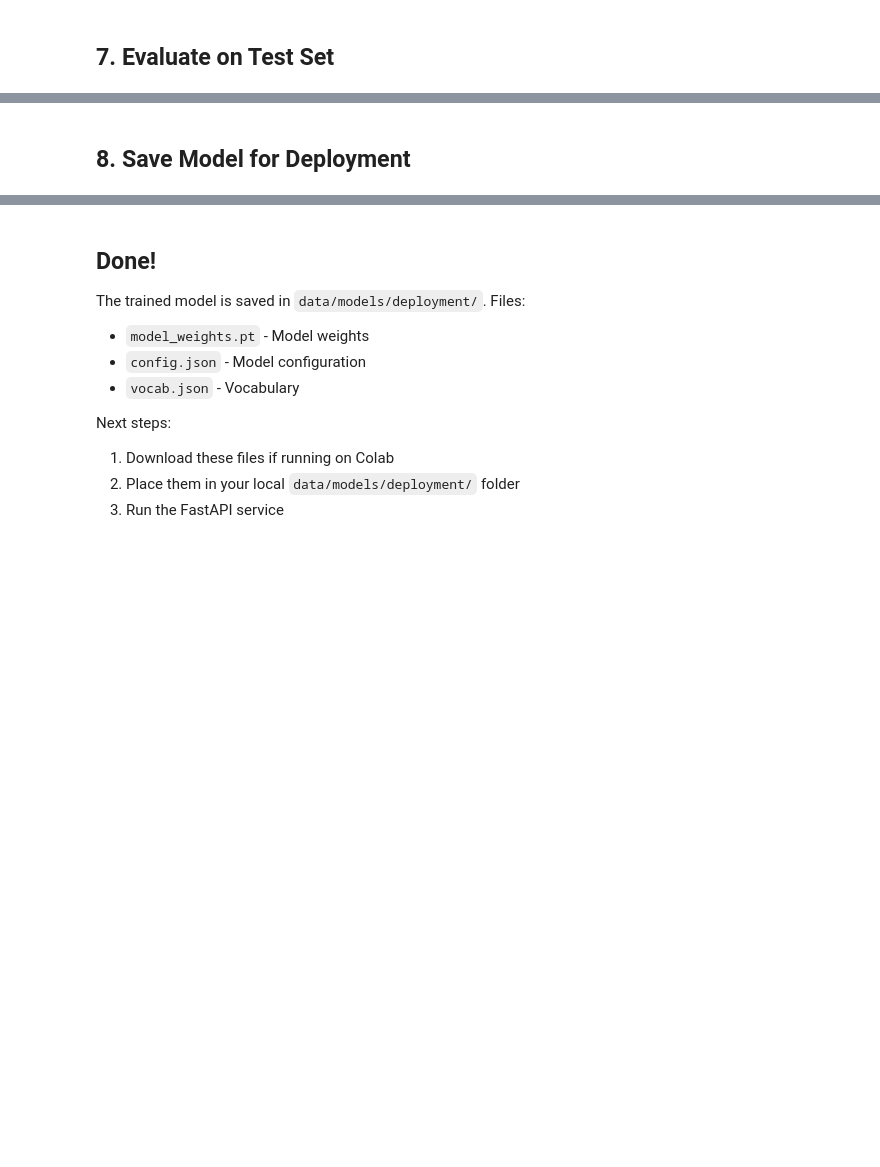
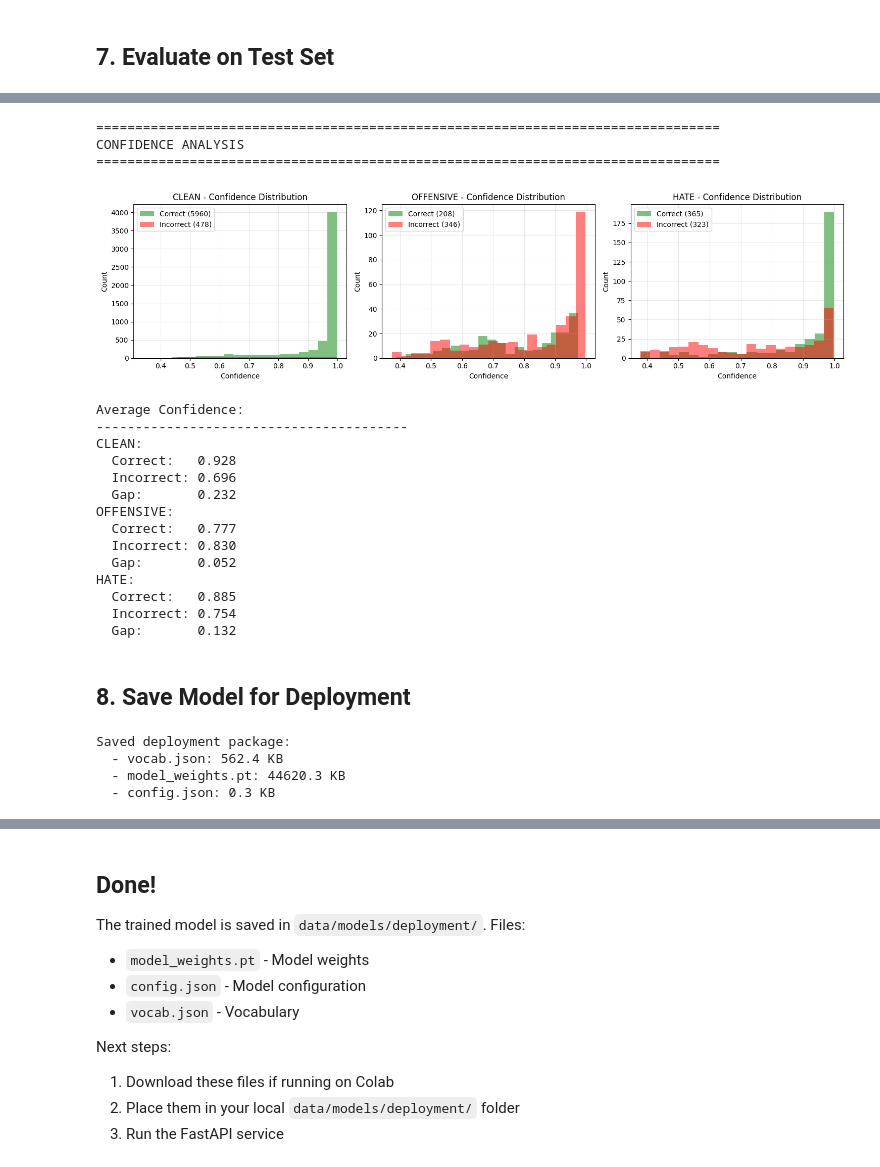
Before and after one commit to octguy/learniverse, a Jupyter notebook: notebooks/train_bilstm.ipynb, the cells around one changed output, grey strips where cells are left out. Saved outputs shown, nothing was run; the diff lists cells and outputs as text; code cells hidden in the pictures; blank space fills up the shorter version.

```diff
--- a/notebooks/train_bilstm.ipynb
+++ b/notebooks/train_bilstm.ipynb
@@ -703,3 +1225,67 @@ plt.show()
+# %%
+# Analyze confidence distribution for errors
+print("=" * 80)
+print("CONFIDENCE ANALYSIS")
+print("=" * 80)
+
+fig, axes = plt.subplots(1, 3, figsize=(15, 4))
+
+for idx, label in enumerate([0, 1, 2]):
+    ax = axes[idx]
+    label_name = LABEL_NAMES[label]
+
+    # Get correct and incorrect predictions for this label
+    correct = test_df_analysis[(test_df_analysis['label'] == label) & test_df_analysis['correct']]
+    incorrect = test_df_analysis[(test_df_analysis['label'] == label) & ~test_df_analysis['correct']]
+
+    if len(correct) > 0:
+        ax.hist(correct['confidence'], bins=20, alpha=0.5, label=f'Correct ({len(correct)})', color='green')
+    if len(incorrect) > 0:
+        ax.hist(incorrect['confidence'], bins=20, alpha=0.5, label=f'Incorrect ({len(incorrect)})', color='red')
+
+    ax.set_xlabel('Confidence')
+    ax.set_ylabel('Count')
+    ax.set_title(f'{label_name} - Confidence Distribution')
+    ax.legend()
+    ax.grid(True, alpha=0.3)
+
+plt.tight_layout()
+plt.show()
+
+# Print average confidence for correct vs incorrect
+print("\nAverage Confidence:")
+print("-" * 40)
+for label in [0, 1, 2]:
+    label_name = LABEL_NAMES[label]
+    correct = test_df_analysis[(test_df_analysis['label'] == label) & test_df_analysis['correct']]
+    incorrect = test_df_analysis[(test_df_analysis['label'] == label) & ~test_df_analysis['correct']]
+
+    correct_conf = correct['confidence'].mean() if len(correct) > 0 else 0
+    incorrect_conf = incorrect['confidence'].mean() if len(incorrect) > 0 else 0
+
+    print(f"{label_name}:")
+    print(f"  Correct:   {correct_conf:.3f}")
+    print(f"  Incorrect: {incorrect_conf:.3f}")
+    print(f"  Gap:       {abs(correct_conf - incorrect_conf):.3f}")
+# %% [output]
+================================================================================
+CONFIDENCE ANALYSIS
+================================================================================
+[figure, added]
+Average Confidence:
+----------------------------------------
+CLEAN:
+  Correct:   0.928
+  Incorrect: 0.696
+  Gap:       0.232
+OFFENSIVE:
+  Correct:   0.777
+  Incorrect: 0.830
+  Gap:       0.052
+HATE:
+  Correct:   0.885
+  Incorrect: 0.754
+  Gap:       0.132
 # %% [markdown]
 ## 8. Save Model for Deployment
 # %%
@@ -714,10 +1300,11 @@ torch.save(model.state_dict(), deployment_path / 'model_weights.pt')
 config = {
     'model_type': 'BiLSTMClassifier',
     'vocab_size': len(vocab),
-    'num_labels': len(LABEL_COLUMNS),
-    'label_names': LABEL_COLUMNS,
+    'num_labels': NUM_CLASSES,
+    'label_names': LABEL_NAMES,
     'max_seq_length': MAX_SEQ_LENGTH,
     'padding_idx': vocab.pad_idx,
+    'task': '3-class classification',
     **model_config
 }
 
@@ -731,4 +1318,9 @@ print("Saved deployment package:")
 for f in deployment_path.iterdir():
     size = f.stat().st_size / 1024  # KB
     print(f"  - {f.name}: {size:.1f} KB")
+# %% [output]
+Saved deployment package:
+  - vocab.json: 562.4 KB
+  - model_weights.pt: 44620.3 KB
+  - config.json: 0.3 KB
 # %%
```
Also changed, not shown: parts of 31 cells of this notebook, 6 other files.
